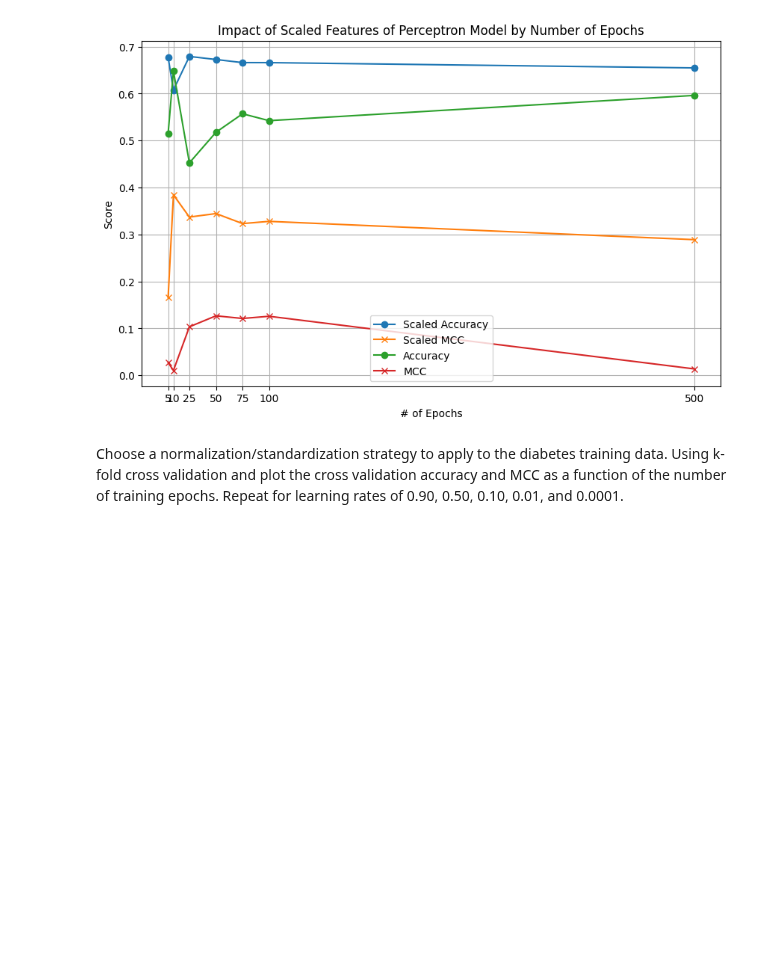
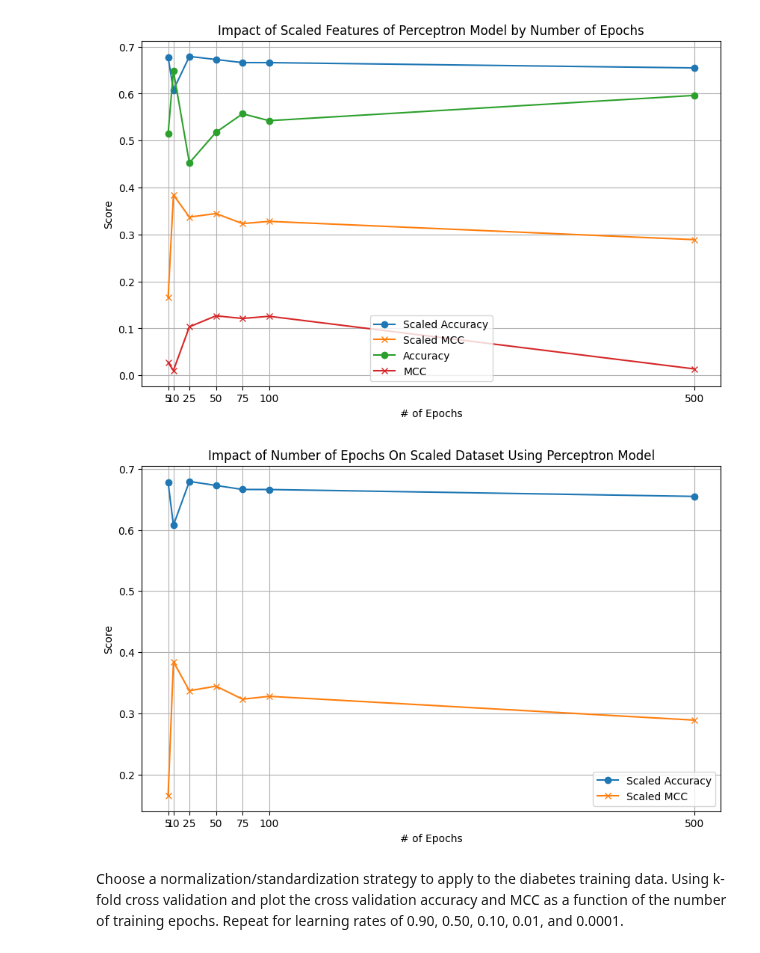
Before and after one commit to robchristiansen13/Learning, a Jupyter notebook: WeberState/CS 6600 (Machine Learning)/Assignments/Assignment4.ipynb, the cells around one changed output. Saved outputs shown, nothing was run; the diff lists cells and outputs as text; code cells hidden in the pictures; blank space fills up the shorter version.

```diff
--- a/WeberState/CS 6600 (Machine Learning)/Assignments/Assignment4.ipynb
+++ b/WeberState/CS 6600 (Machine Learning)/Assignments/Assignment4.ipynb
@@ -203,6 +203,32 @@ plt.yticks()
 plt.show()
 # %% [output]
 [figure]
+# %%
+import matplotlib.pyplot as plt
+
+# Configure the plot
+plt.figure(figsize=(10, 6))
+
+# Plot accuracy scores with StandardScaled() Features
+plt.plot(epoch_range, scaled_accuracy_scores, label='Scaled Accuracy', marker='o')
+# Plot MCC scores
+plt.plot(epoch_range, scaled_mcc_scores, label='Scaled MCC', marker='x')
+
+# Add labels and title
+plt.xlabel('# of Epochs')
+plt.ylabel('Score')
+plt.title('Impact of Number of Epochs On Scaled Dataset Using Perceptron Model')
+
+# Add legend
+plt.legend()
+
+# Show the plot
+plt.grid(True)
+plt.xticks(epoch_range)
+plt.yticks()
+plt.show()
+# %% [output]
+[figure, added]
 # %% [markdown]
 Choose a normalization/standardization strategy to apply to the diabetes training data. Using k-fold cross validation and plot the cross validation accuracy and MCC as a function of the number of training epochs.  Repeat for learning rates of 0.90, 0.50, 0.10, 0.01, and 0.0001.
 # %%
```
Also changed, not shown: parts of 3 cells of this notebook.
